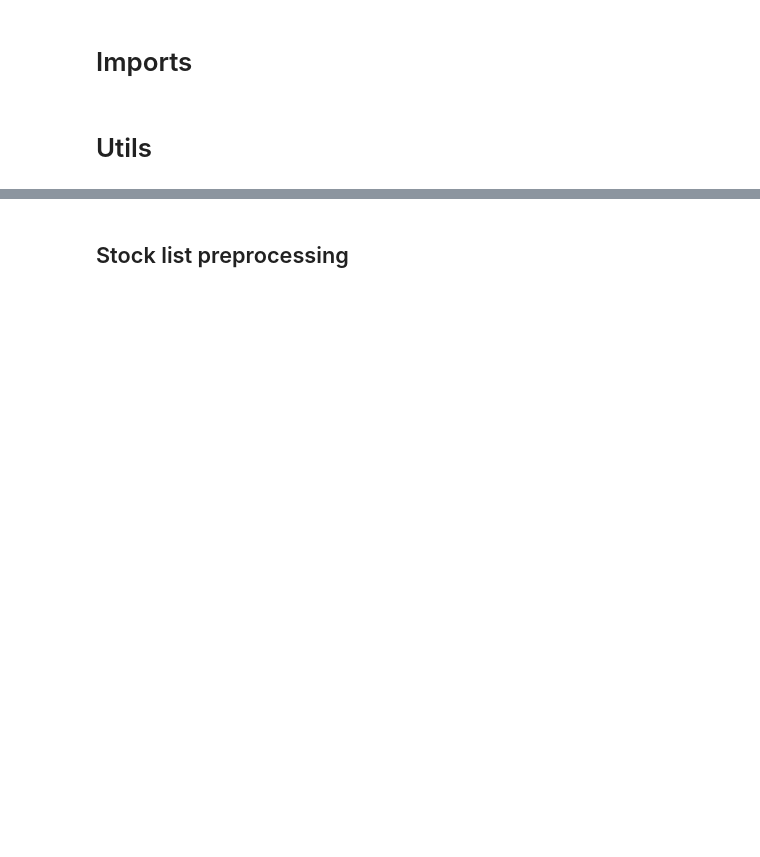
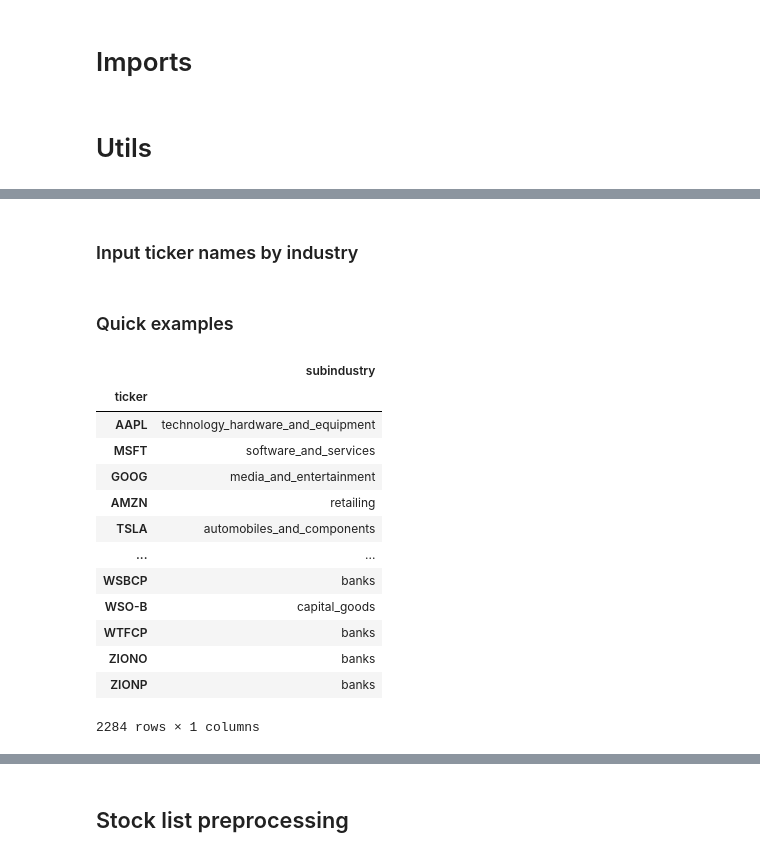
Before and after one commit to DomStan/stonk-rank, a Jupyter notebook: stonks_notebook.ipynb, the cells around one changed output, grey strips where cells are left out. Cells and saved outputs as stored; diff of their text form; code cells hidden in the pictures; blank space fills up the shorter version.

```diff
--- a/stonks_notebook.ipynb
+++ b/stonks_notebook.ipynb
@@ -24,0 +25,2 @@ import time
+# %% [markdown]
+### Input ticker names by industry
@@ -61,3 +108,25 @@ def get_stonk_data(stonk_list, period_years=3, date_from=None, date_to=datetime.
     stonks.to_csv(path_or_buf=file_path, header=True, index=True, na_rep='NaN')
 
     return stonks
+# %% [markdown]
+### Quick examples
+# %%
+# Gets all ticker names (no argument given)
+ticker_list = get_tickers_by_industry()
+# %%
+ticker_list
+# %% [output]
+|  | subindustry |
+| ticker |  |
+| AAPL | technology_hardware_and_equipment |
+| MSFT | software_and_services |
+| GOOG | media_and_entertainment |
+| AMZN | retailing |
+| TSLA | automobiles_and_components |
+| ... | ... |
+| WSBCP | banks |
+| WSO-B | capital_goods |
+| WTFCP | banks |
+| ZIONO | banks |
+| ZIONP | banks |
+2284 rows × 1 columns
```
Also changed, not shown: parts of 52 cells of this notebook.
